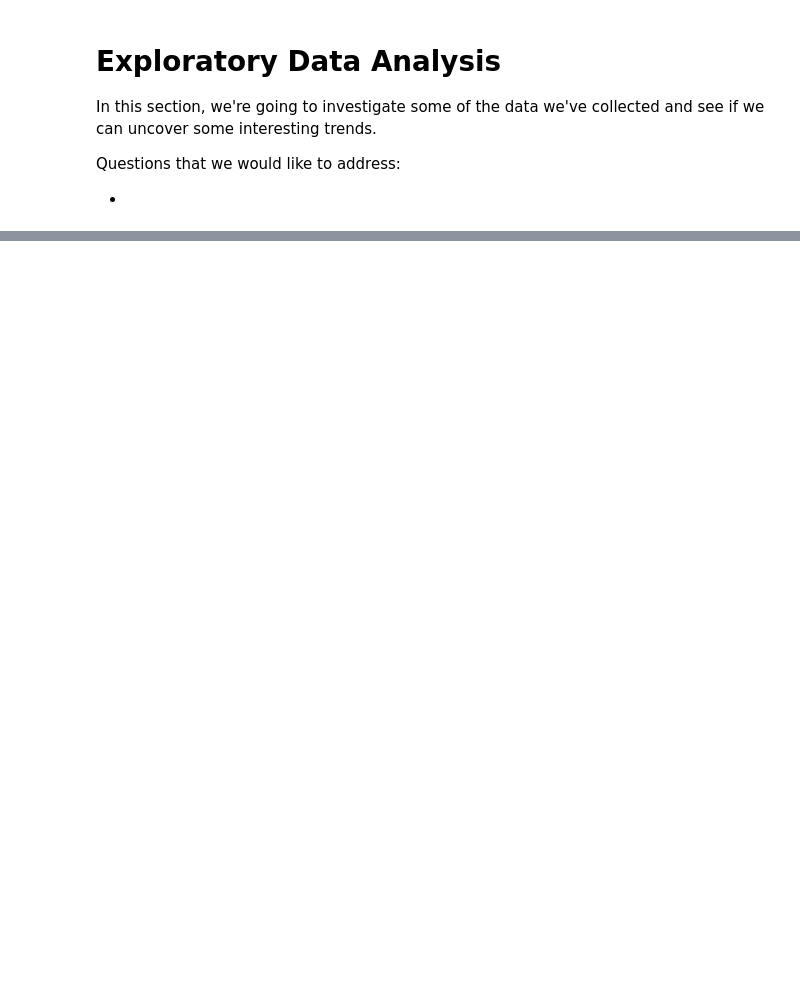
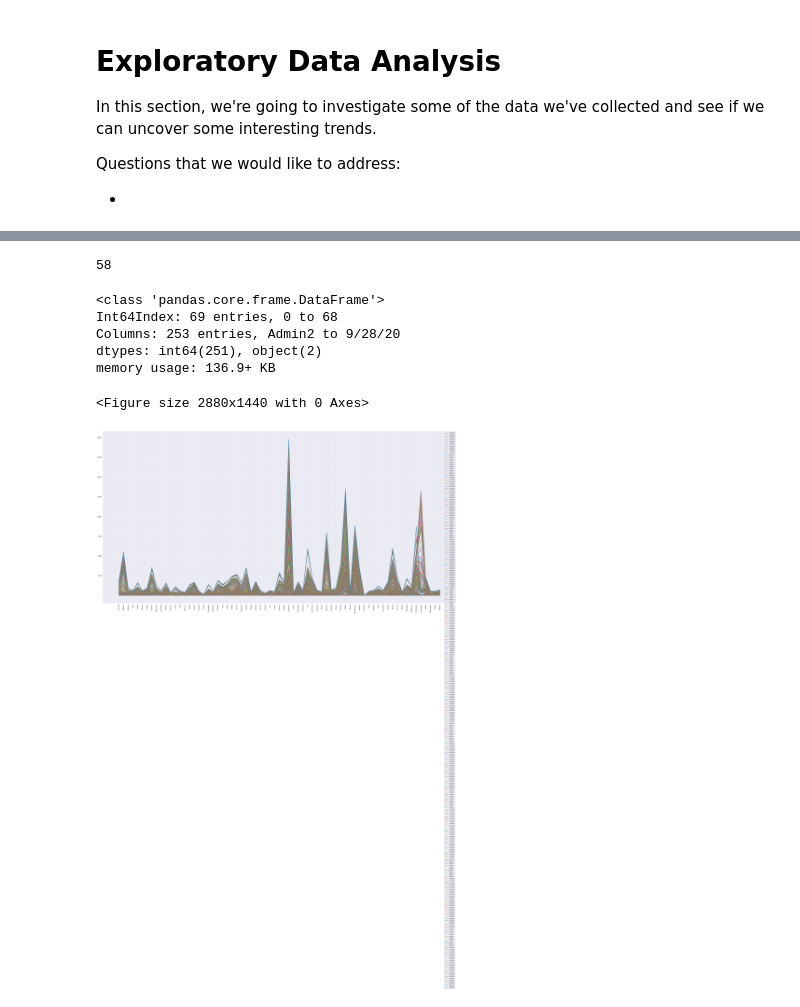
Before and after one commit to bmauss/COVID_Forecast, a Jupyter notebook: 2 Exploratory Data Analysis.ipynb, the cells around one changed output, grey strips where cells are left out. Saved outputs shown, nothing was run; the diff lists cells and outputs as text; code cells hidden in the pictures; blank space fills up the shorter version.

Commit message:
organized data for eda

```diff
--- a/2 Exploratory Data Analysis.ipynb
+++ b/2 Exploratory Data Analysis.ipynb
@@ -14,0 +158,23 @@ import seaborn as sns
+# %%
+# checking number of states and territories
+len(df_jhu.Province_State.unique())
+# %% [output]
+58
+# %%
+bama = df[df['Province_State'] == 'Alabama']
+
+bama.info()
+# %% [output]
+<class 'pandas.core.frame.DataFrame'>
+Int64Index: 69 entries, 0 to 68
+Columns: 253 entries, Admin2 to 9/28/20
+dtypes: int64(251), object(2)
+memory usage: 136.9+ KB
+# %%
+fig = plt.figure(figsize=(40, 20))
+bama.plot(figsize=(40, 20))
+plt.xticks(ticks=np.arange(0, 69), labels=bama['Admin2'], rotation=90)
+plt.show();
+# %% [output]
+<Figure size 2880x1440 with 0 Axes>
+[figure, added]
```
Also changed, not shown: parts of 20 cells of this notebook, 6 other files.
